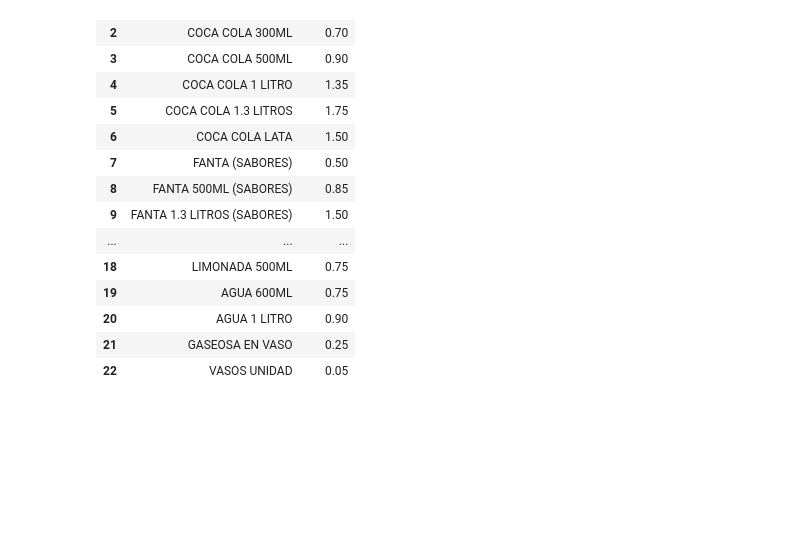
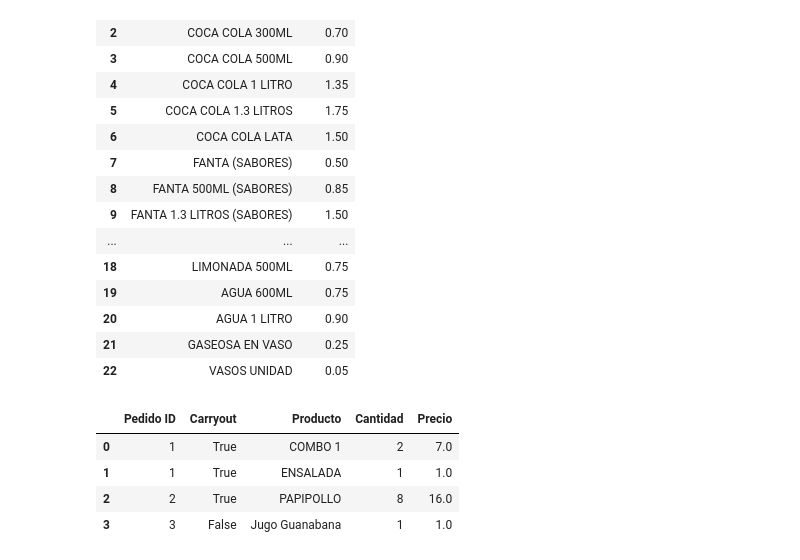
Before and after one commit to KevJoss/FastFood-POS-System, a Jupyter notebook: DataBase/Data_Analysis.ipynb, the cells around one changed output. Cells and saved outputs as stored; diff of their text form; code cells hidden in the pictures; blank space fills up the shorter version.

```diff
--- a/DataBase/Data_Analysis.ipynb
+++ b/DataBase/Data_Analysis.ipynb
@@ -266,3 +266,29 @@ for idx, row in Beverages.iterrows():
 
 with open('Beverages.json', 'w') as beverages:
     json.dump({"Beverages": products}, beverages, ensure_ascii=False, indent=4)
+# %%
+import json
+import pandas as pd
+
+with open('JSON_database/Orders.json', 'r', encoding='utf-8') as f:
+    data = json.load(f)
+
+rows = []
+for order_id, order in data.items():
+    for producto in order['productos']:
+        rows.append({
+            "Pedido ID": order_id,
+            "Carryout": order['carryout'],
+            "Producto": producto['nombre'],
+            "Cantidad": producto['cantidad'],
+            "Precio": producto['precio']
+        })
+
+df = pd.DataFrame(rows)
+df
+# %% [output]
+|  | Pedido ID | Carryout | Producto | Cantidad | Precio |
+| 0 | 1 | True | COMBO 1 | 2 | 7.0 |
+| 1 | 1 | True | ENSALADA | 1 | 1.0 |
+| 2 | 2 | True | PAPIPOLLO | 8 | 16.0 |
+| 3 | 3 | False | Jugo Guanabana | 1 | 1.0 |
```
Also changed, not shown: 45 other files.
